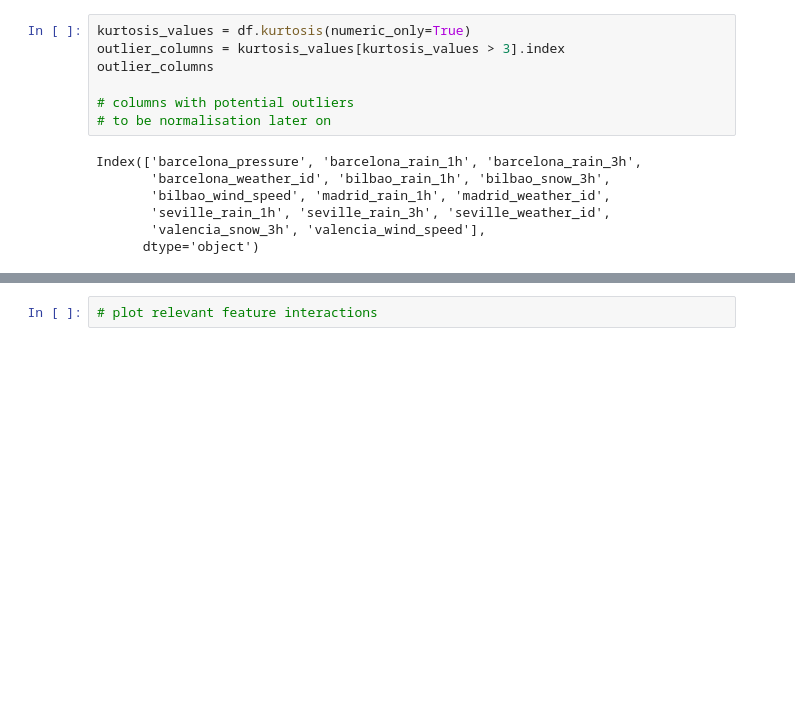
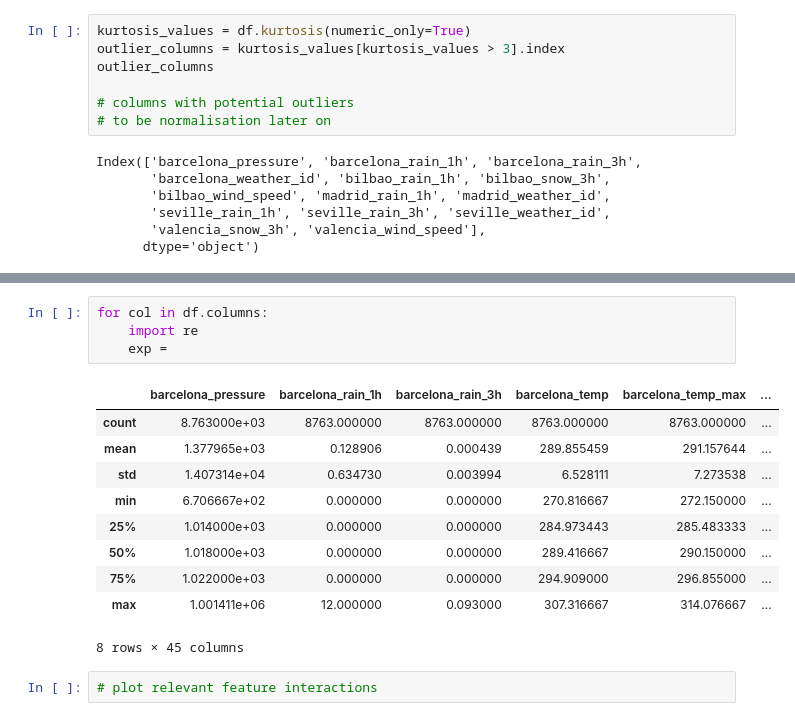
Before and after one commit to xuzmocode4-325/linear-regression-predict, a Jupyter notebook: notebook/starter-notebook.ipynb, the cells around one changed output, grey strips where cells are left out. Drawn from its saved outputs; the diff is of its cells as text; blank space fills up the shorter version.

```diff
--- a/notebook/starter-notebook.ipynb
+++ b/notebook/starter-notebook.ipynb
@@ -243,3 +253,18 @@ df['valencia_wind_deg'].nunique()
+# %%
+for col in df.columns:
+    import re
+    exp =
+# %% [output]
+|  | barcelona_pressure | barcelona_rain_1h | barcelona_rain_3h | barcelona_temp | barcelona_temp_max | ... |
+| count | 8.763000e+03 | 8763.000000 | 8763.000000 | 8763.000000 | 8763.000000 | ... |
+| mean | 1.377965e+03 | 0.128906 | 0.000439 | 289.855459 | 291.157644 | ... |
+| std | 1.407314e+04 | 0.634730 | 0.003994 | 6.528111 | 7.273538 | ... |
+| min | 6.706667e+02 | 0.000000 | 0.000000 | 270.816667 | 272.150000 | ... |
+| 25% | 1.014000e+03 | 0.000000 | 0.000000 | 284.973443 | 285.483333 | ... |
+| 50% | 1.018000e+03 | 0.000000 | 0.000000 | 289.416667 | 290.150000 | ... |
+| 75% | 1.022000e+03 | 0.000000 | 0.000000 | 294.909000 | 296.855000 | ... |
+| max | 1.001411e+06 | 12.000000 | 0.093000 | 307.316667 | 314.076667 | ... |
+8 rows × 45 columns
 # %%
 # plot relevant feature interactions
 # %%
```
Also changed, not shown: parts of 5 cells of this notebook.
